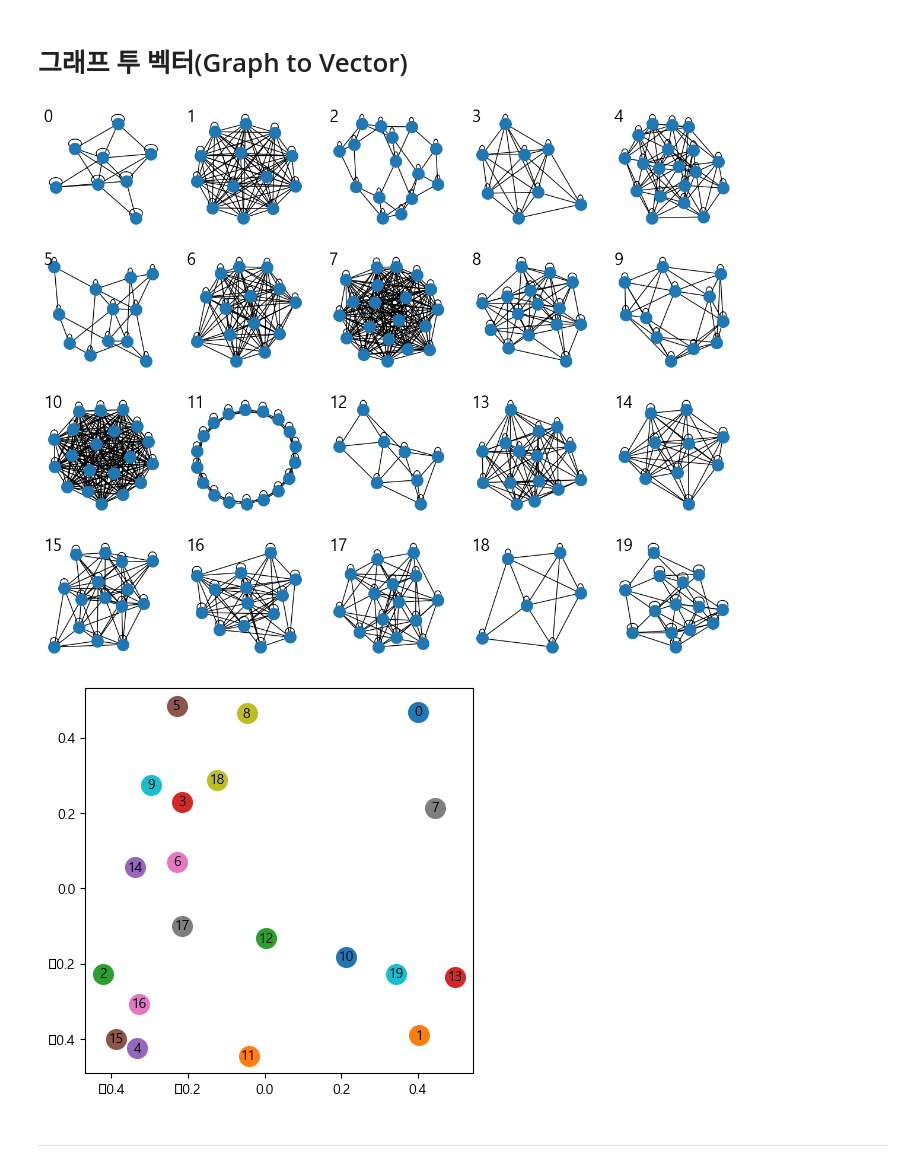
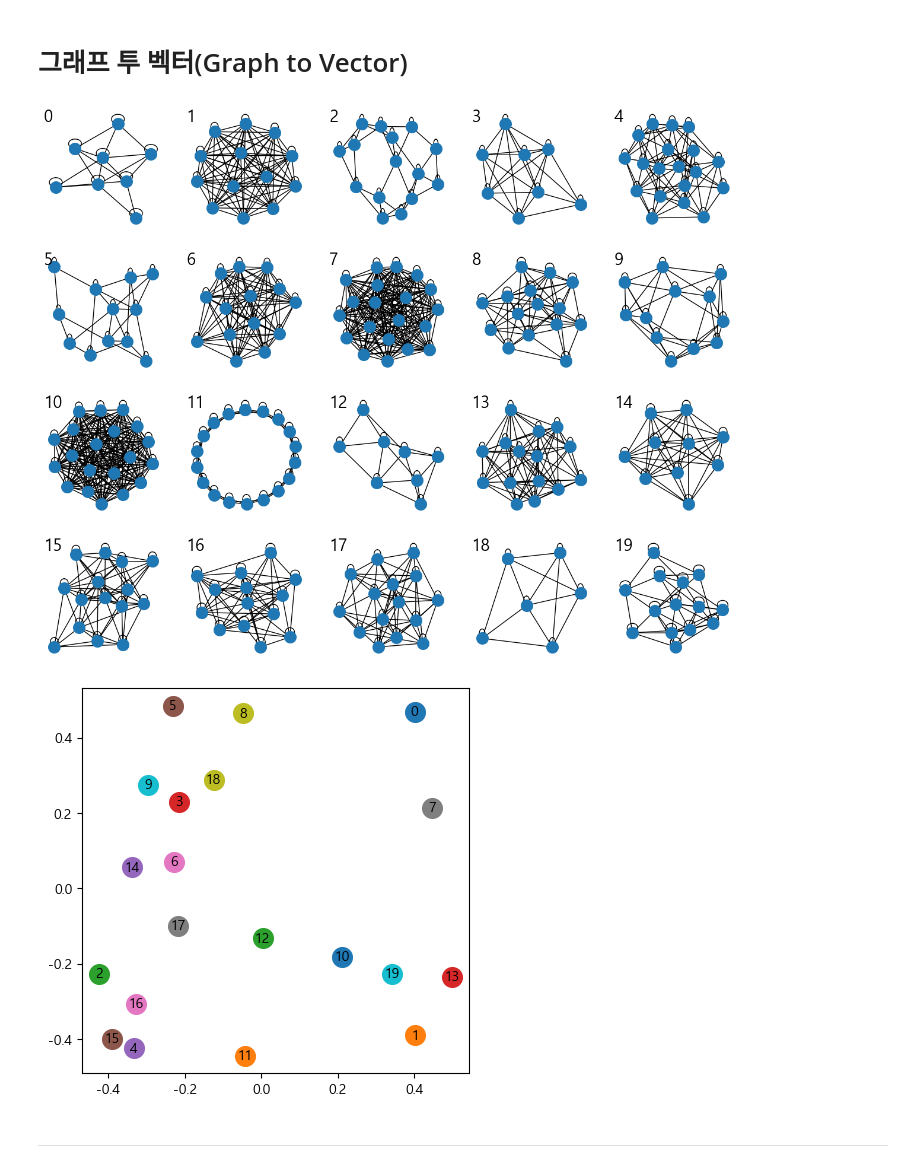
Before and after one commit to Kwan-Gu/graph_ml, a Jupyter notebook: graph_ml_learn/06_embedding.ipynb, the cells around one changed output. Saved outputs shown, nothing was run; the diff lists cells and outputs as text; code cells hidden in the pictures.

```diff
--- a/graph_ml_learn/06_embedding.ipynb
+++ b/graph_ml_learn/06_embedding.ipynb
@@ -67,37 +67,38 @@ plt.show()
 # 그래프 투 벡터(Graph to Vector)
 # %%
 import random
+import networkx as nx
 from karateclub import Graph2Vec
 import matplotlib.pyplot as plt
 plt.rc("font", family="Malgun Gothic")
+plt.rcParams['axes.unicode_minus'] = False
 
 
 def generate_watts_strogatz_graph():  # Watts-Strogatz 그래프 랜덤 생성
     n = random.randint(5, 20)
     k = random.randint(5, n)
     p = random.uniform(0, 1)
     return nx.watts_strogatz_graph(n, k, p)
 
-
-Gs = [generate_watts_strogatz_graph() for i in range(20)]
+Gs = [generate_watts_strogatz_graph() for i in range(20)]  # 임의의 Watts-Strogatz 그래프 20개 생성
 encoder = Graph2Vec(dimensions=2)  # 2차원 그래프 임베딩(Graph-level embedding) 알고리즘
 encoder.fit(Gs)
 graph_embedding = encoder.get_embedding()
 
 fig, subs = plt.subplots(nrows=4, ncols=5, figsize=(15, 12))  # Watts-Strogatz 그래프 시각화
 for i, (G, sub) in enumerate(zip(Gs, subs.flatten())):
     nx.draw(G, node_size=200, ax=sub)  # 그래프 시각화
     sub.text(sub.get_xlim()[0], sub.get_ylim()[-1], i, ha="left", va="top", fontsize=20)
 plt.show()
 
 fig, sub = plt.subplots(figsize=(5, 5))  # 그래프 투 벡터 임베딩 결과 시각화
 for i, V in enumerate(graph_embedding):
     v0, v1 = V[0], V[1]
     sub.scatter(v0, v1, s=200)
     sub.annotate(str(i), (v0, v1), fontsize=10, ha="center", va="center")
 plt.show()
 # %% [output]
 [figure]
-[figure, old version]
+[figure, new version]
 # %% [markdown]
 ---
```
